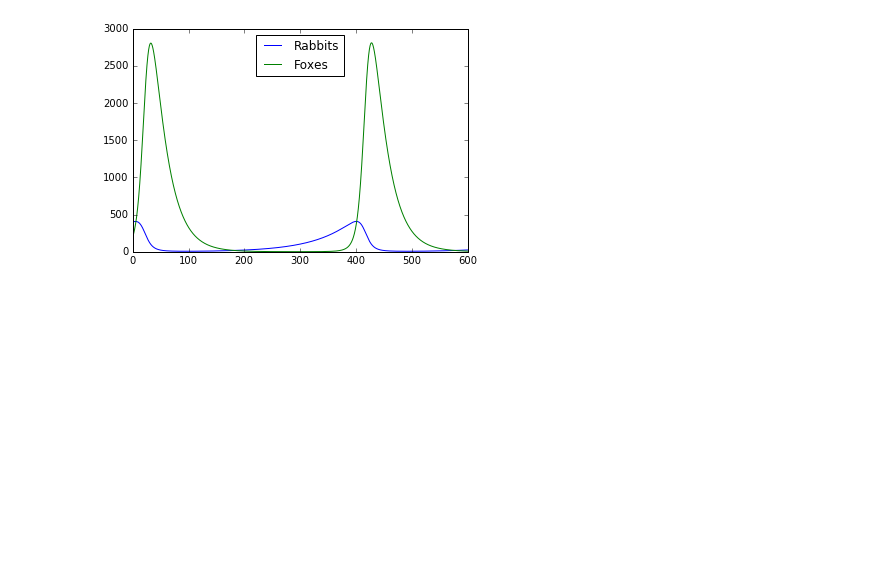
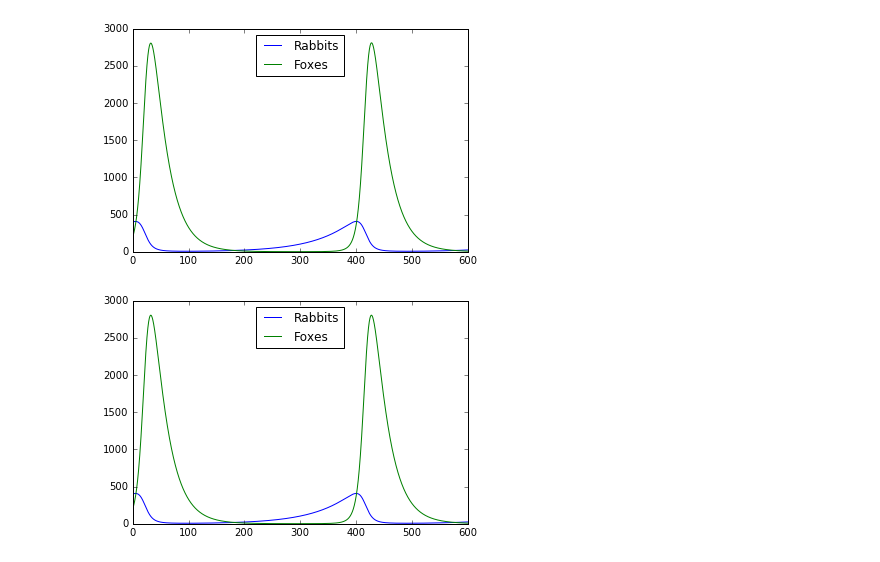
Before and after one commit to jamesl94/rabbits-and-foxes-GrrdRd5, a Jupyter notebook: rabbits-and-foxes.ipynb, the cells around one changed output. Cells and saved outputs as stored; diff of their text form; code cells hidden in the pictures; blank space fills up the shorter version.

Commit message:
Added use of odeint
Used scipy's odeÃnt to solve given system of DEs

```diff
--- a/rabbits-and-foxes.ipynb
+++ b/rabbits-and-foxes.ipynb
@@ -103,5 +103,25 @@ plt.legend(loc = 9)
 plt.show()
 # %% [output]
 [figure]
+# %%
+#Using scipy's odeint
+#R_0 and F_0 are from above
+#so is t
+
+def rabfox(p, t):
+    r, f = p
+    drdt = k_1*r-k_2*r*f
+    dfdt = k_3*r*f-k_4*f
+    dpdt = [drdt, dfdt]
+    return dpdt
+
+sol = odeint(rabfox, [R_0,F_0], t)
+plt.plot(t, sol[:, 0], 'b', label='Rabbits')
+plt.plot(t, sol[:, 1], 'g', label='Foxes')
+plt.legend(loc=9)
+
+plt.show()
+# %% [output]
+[figure, added]
 # %%
 #Kinetic Monte Carlo to be implemented when Iástin
```
Also changed, not shown: parts of 4 cells of this notebook.
